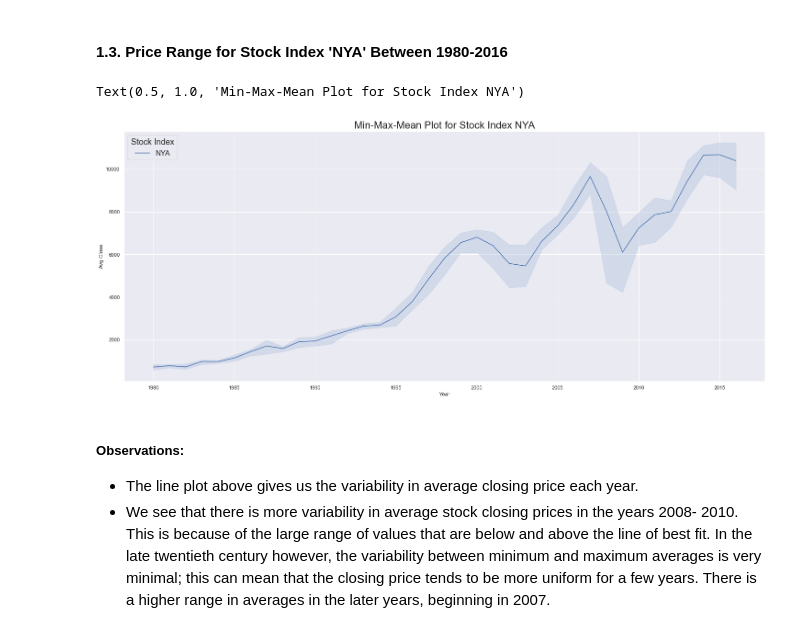
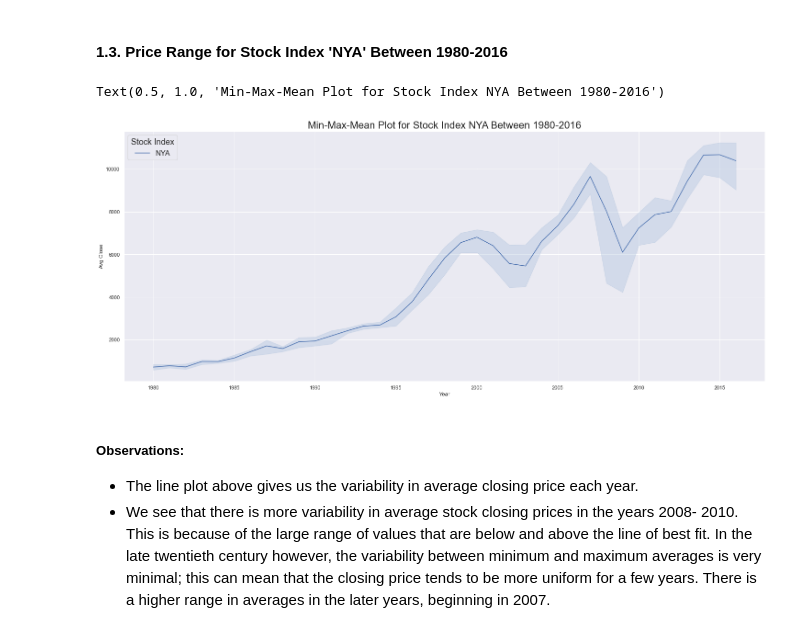
Before and after one commit to jal004/COGS108_SP22_Group009_Project, a Jupyter notebook: FinalProjectGroup009Sp22.ipynb, the cells around one changed output. Saved outputs shown, nothing was run; the diff lists cells and outputs as text; code cells hidden in the pictures.

```diff
--- a/FinalProjectGroup009Sp22.ipynb
+++ b/FinalProjectGroup009Sp22.ipynb
@@ -830,24 +830,24 @@ plt.legend(title='Stock Index', loc='upper left', fontsize=16, title_fontsize=18
 # %%
 # NYA Index
 nya = stock_merge[stock_merge['Index'] == 'NYA']
 nya.reset_index(inplace=True, drop=True)
 
 nya_years = nya['Year'].tolist()
 nya_min_close = nya['Min Close'].tolist()
 nya_max_close = nya['Max Close'].tolist()
 
 plt.fill_between(x=nya_years, y1=nya_max_close, y2=nya_min_close, color='lightsteelblue', alpha=0.4)
 
 nya_avg_close = sns.lineplot(data=nya, x='Year', y='Avg Close', label='NYA')
 
 # Legend
 plt.legend(title='Stock Index', loc='upper left', fontsize=16, title_fontsize=18)
 
 # Title
-nya_avg_close.set_title('Min-Max-Mean Plot for Stock Index NYA', fontsize=22)
+nya_avg_close.set_title('Min-Max-Mean Plot for Stock Index NYA Between 1980-2016', fontsize=22)
 # %% [output]
-Text(0.5, 1.0, 'Min-Max-Mean Plot for Stock Index NYA')
+Text(0.5, 1.0, 'Min-Max-Mean Plot for Stock Index NYA Between 1980-2016')
-[figure, old version]
+[figure, new version]
 # %% [markdown]
 ##### Observations:
 - The line plot above gives us the variability in average closing price each year.
```
Also changed, not shown: parts of 23 cells of this notebook.
